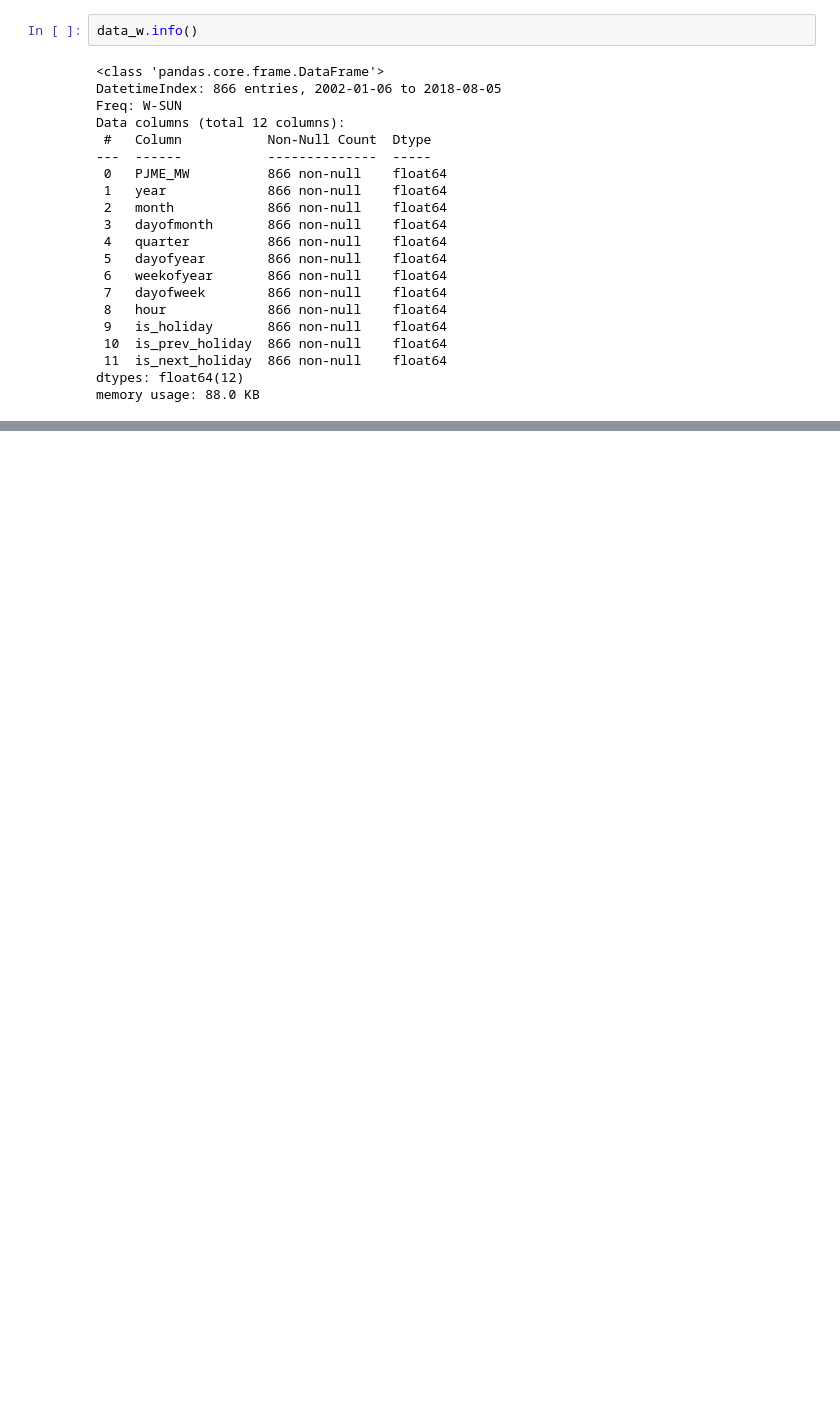
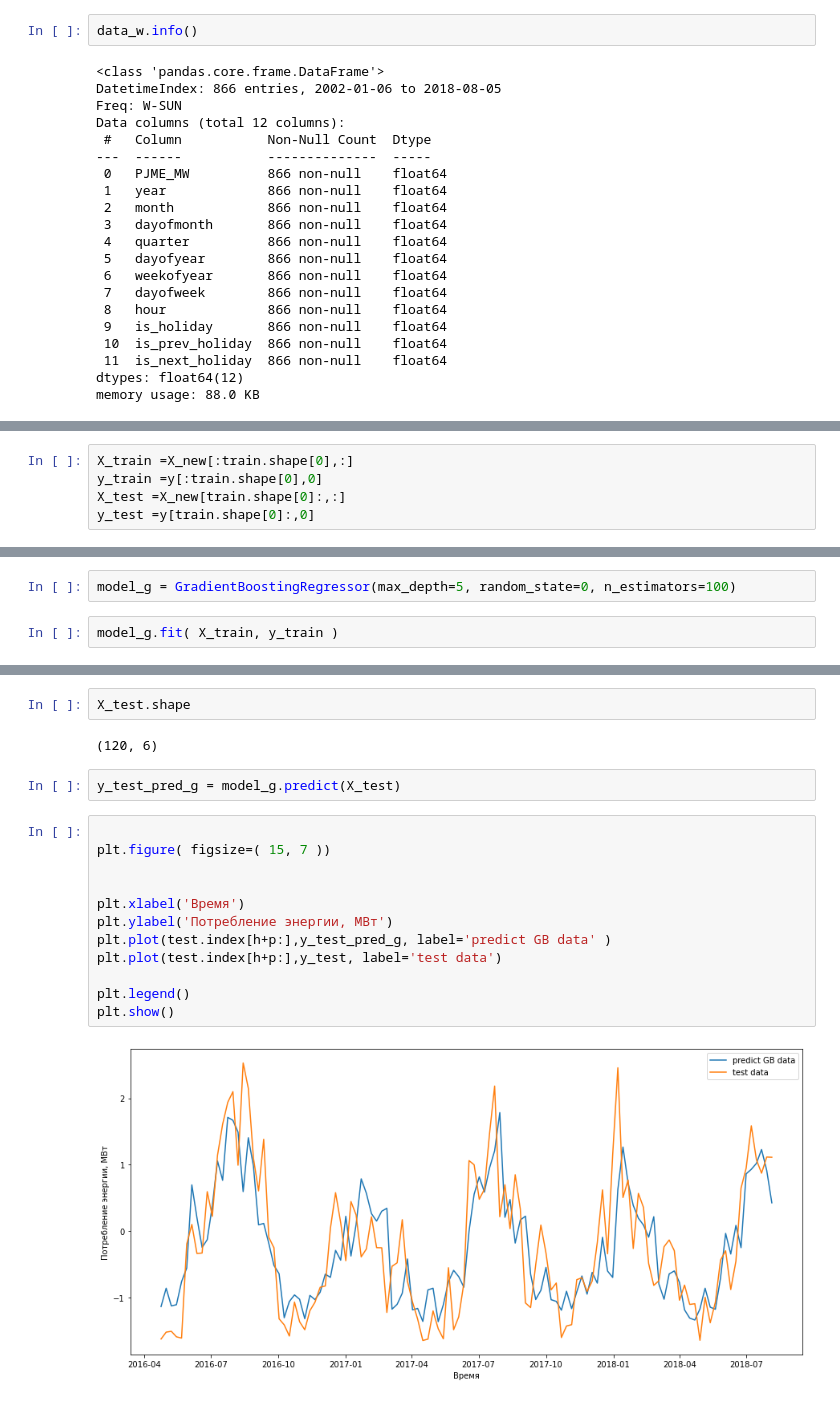
Before and after one commit to ARIV2019/machine-learning-in-business, a Jupyter notebook: les_4.ipynb, the cells around one changed output, grey strips where cells are left out. Cells and saved outputs as stored; diff of their text form; blank space fills up the shorter version.

```diff
--- a/les_4.ipynb
+++ b/les_4.ipynb
@@ -153,0 +264,5 @@ print('ошибка градиентного бустинга :  ', er_g, '%')
+# %%
+X_train =X_new[:train.shape[0],:]
+y_train =y[:train.shape[0],0]
+X_test =X_new[train.shape[0]:,:]
+y_test =y[train.shape[0]:,0]
@@ -153,0 +275,4 @@ print('ошибка градиентного бустинга :  ', er_g, '%')
+# %%
+model_g = GradientBoostingRegressor(max_depth=5, random_state=0, n_estimators=100)
+# %%
+model_g.fit( X_train, y_train )
@@ -153,0 +289,20 @@ print('ошибка градиентного бустинга :  ', er_g, '%')
+# %%
+X_test.shape
+# %% [output]
+(120, 6)
+# %%
+y_test_pred_g = model_g.predict(X_test)
+# %%
+
+plt.figure( figsize=( 15, 7 ))
+
+
+plt.xlabel('Время')
+plt.ylabel('Потребление энергии, МВт')
+plt.plot(test.index[h+p:],y_test_pred_g, label='predict GB data' )
+plt.plot(test.index[h+p:],y_test, label='test data')
+
+plt.legend()
+plt.show()
+# %% [output]
+[figure, added]
```
Also changed, not shown: parts of 28 cells of this notebook.
